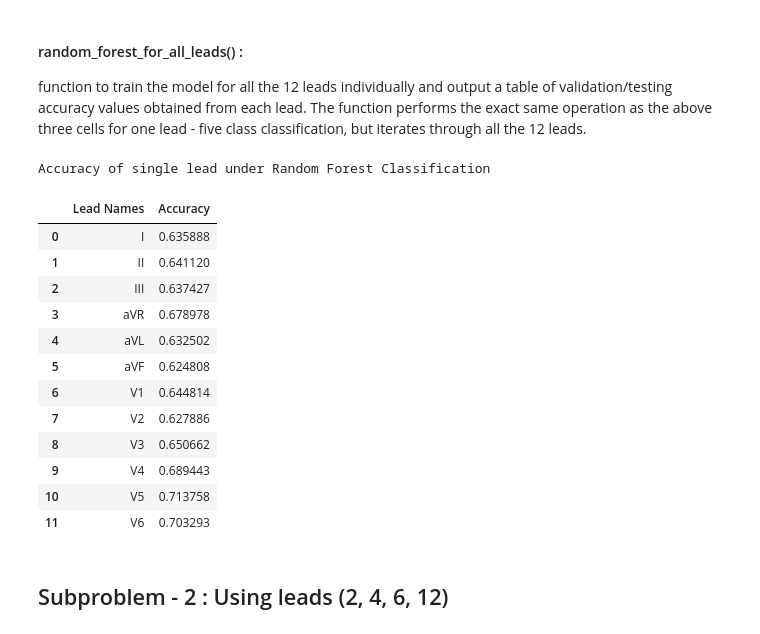
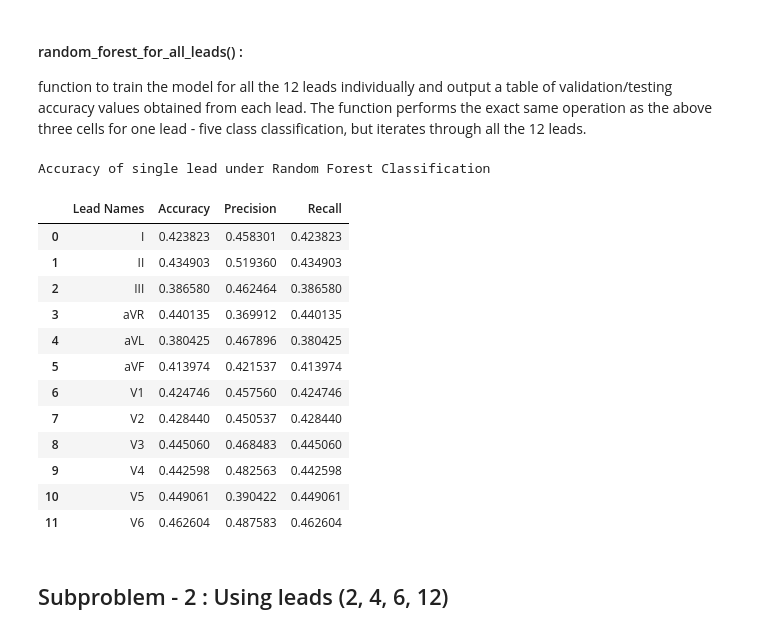
Before and after one commit to sourav-behera/cvProject, a Jupyter notebook: detection3.ipynb, the cells around one changed output. Drawn from its saved outputs; the diff is of its cells as text; code cells hidden in the pictures.

```diff
--- a/detection3.ipynb
+++ b/detection3.ipynb
@@ -478,7 +481,7 @@ accuracy_df
 #### Using RandomForest Classifier for the same task
 # %%
 rf = RandomForestClassifier(n_estimators=100, random_state=42)
-rf.fit(x_train_single_lead.reshape(x_train_single_lead.shape[0], x_train_single_lead.shape[1]), y_train_binary)
+rf.fit(x_train_single_lead.reshape(x_train_single_lead.shape[0], x_train_single_lead.shape[1]), y_train_multiclass)
 # %% [output]
 RandomForestClassifier(random_state=42)
 # %%
@@ -490,0 +489,10 @@ Random Forest Accuracy for single lead testing 0.6358879655278548
+# %%
+accuracy = accuracy_score(y_test_multiclass, Y_pred)
+precision = precision_score(y_test_multiclass, Y_pred, average='weighted')
+recall = recall_score(y_test_multiclass, Y_pred, average='weighted')
+confusion = confusion_matrix(y_test_multiclass.argmax(axis=1), Y_pred.argmax(axis=1))
+print("Random Forest Accuracy for single lead testing: ", accuracy)
+print("Random Forest Precision for single lead testing: ", precision)
+print("Random Forest Recall for single lead testing: ", recall)
+disp = ConfusionMatrixDisplay(confusion_matrix=confusion)
+disp.plot()
@@ -495,10 +509,24 @@ function to train the model for all the 12 leads individually and output a table
 # write a function to perfom random forest classification for all the leads and return the accuracy
 def random_forest_classification_all_leads(x_train, y_train, x_test, y_test):
     accuracy_list = []
+    confusion_list = []
+    precision_score_list = []
+    recall_score_list = []
     for i in range(x_train.shape[1]):
         rf = RandomForestClassifier(n_estimators=100, random_state=42)
         rf.fit(x_train[:, i, :], y_train)
         Y_pred = rf.predict(x_test[:, i, :])
+
         accuracy = accuracy_score(y_test, Y_pred)
         accuracy_list.append(accuracy)
-    return accuracy_list
+
+        precision = precision_score(y_test, Y_pred, average='weighted')
+        precision_score_list.append(precision)
+
+        recall = recall_score(y_test, Y_pred, average='weighted')
+        recall_score_list.append(recall)
+
+        confusion = confusion_matrix(y_test.argmax(axis=1), Y_pred.argmax(axis=1))
+        confusion_list.append(confusion)
+
+    return accuracy_list, precision_score_list, recall_score_list, confusion_list
@@ -507,26 +533,28 @@ accuracy_list_rf = random_forest_classification_all_leads(x_train_binary, y_trai
+# %%
+accuracy_list_rf, precision_list_rf, recall_list_rf, confusion_list_rf = random_forest_classification_all_leads(x_train_multiclass, y_train_multiclass, x_test_multiclass, y_test_multiclass)
 # %%
 # create a dataframe of the accuracy list for all the leads and display it
 # create a dataframe of the accuracy list for all the leads
-accuracy_df_rf = pd.DataFrame({'Lead Names': LEAD_NAMES, 'Accuracy': accuracy_list_rf})
+output_df_rf = pd.DataFrame({'Lead Names': LEAD_NAMES, 'Accuracy': accuracy_list_rf, 'Precision': precision_list_rf, 'Recall': recall_list_rf})
 
 # display the dataframe with the specified title
 print("Accuracy of single lead under Random Forest Classification")
-accuracy_df_rf
+output_df_rf
 # %% [output]
 Accuracy of single lead under Random Forest Classification
-|  | Lead Names | Accuracy |
-| 0 | I | 0.635888 |
-| 1 | II | 0.641120 |
-| 2 | III | 0.637427 |
-| 3 | aVR | 0.678978 |
-| 4 | aVL | 0.632502 |
-| 5 | aVF | 0.624808 |
-| 6 | V1 | 0.644814 |
-| 7 | V2 | 0.627886 |
-| 8 | V3 | 0.650662 |
-| 9 | V4 | 0.689443 |
-| 10 | V5 | 0.713758 |
-| 11 | V6 | 0.703293 |
+|  | Lead Names | Accuracy | Precision | Recall |
+| 0 | I | 0.423823 | 0.458301 | 0.423823 |
+| 1 | II | 0.434903 | 0.519360 | 0.434903 |
+| 2 | III | 0.386580 | 0.462464 | 0.386580 |
+| 3 | aVR | 0.440135 | 0.369912 | 0.440135 |
+| 4 | aVL | 0.380425 | 0.467896 | 0.380425 |
+| 5 | aVF | 0.413974 | 0.421537 | 0.413974 |
+| 6 | V1 | 0.424746 | 0.457560 | 0.424746 |
+| 7 | V2 | 0.428440 | 0.450537 | 0.428440 |
+| 8 | V3 | 0.445060 | 0.468483 | 0.445060 |
+| 9 | V4 | 0.442598 | 0.482563 | 0.442598 |
+| 10 | V5 | 0.449061 | 0.390422 | 0.449061 |
+| 11 | V6 | 0.462604 | 0.487583 | 0.462604 |
 # %% [markdown]
 ## Subproblem - 2 : Using leads (2, 4, 6, 12)
 # %% [markdown]
```
Also changed, not shown: parts of 16 cells of this notebook, 1 other file.
